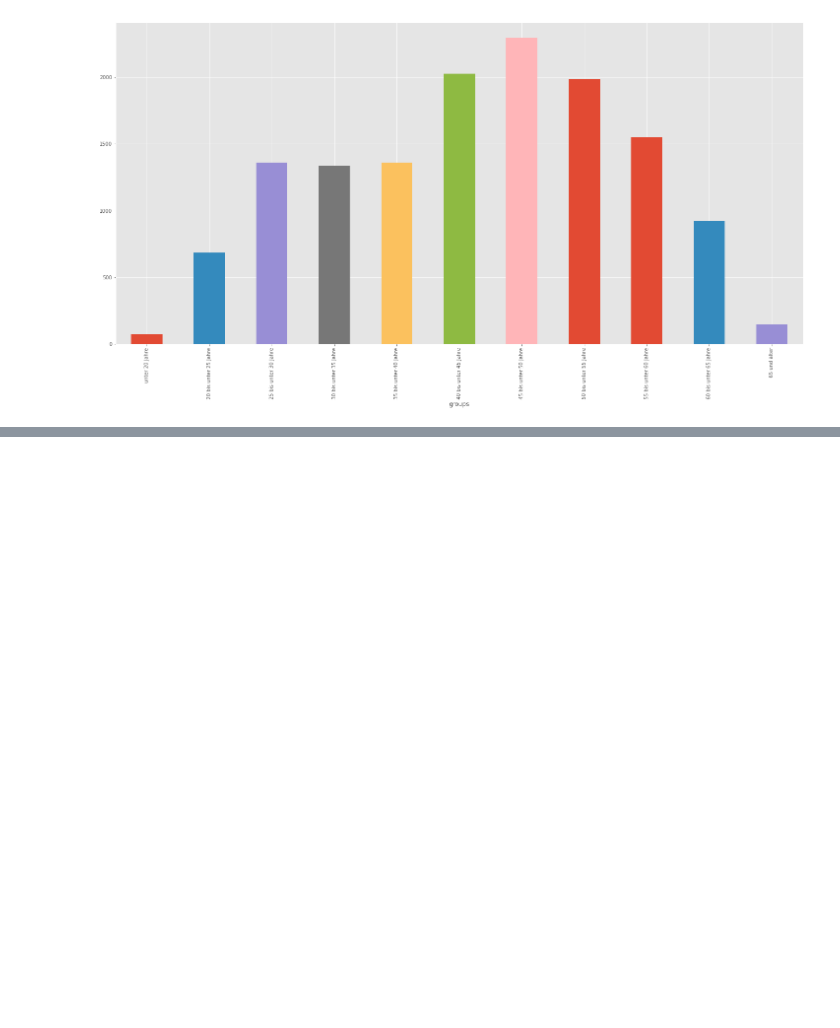
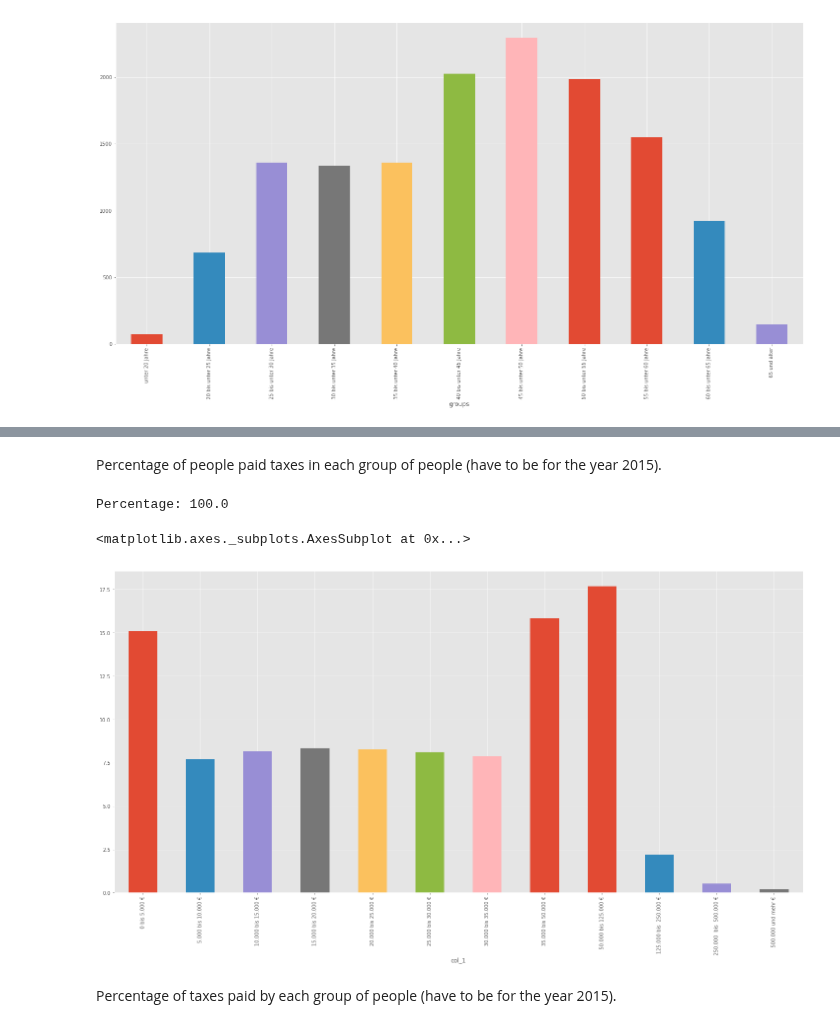
Before and after one commit to vdmitriyev/uol-data-analytics, a Jupyter notebook: python-pdf-tables/pdf-tables-converter-and-analysis.ipynb, the cells around one changed output, grey strips where cells are left out. Saved outputs shown, nothing was run; the diff lists cells and outputs as text; code cells hidden in the pictures; blank space fills up the shorter version.

```diff
--- a/python-pdf-tables/pdf-tables-converter-and-analysis.ipynb
+++ b/python-pdf-tables/pdf-tables-converter-and-analysis.ipynb
@@ -339,0 +399,12 @@ df_income.set_index('col_1')['col_2'].plot(kind='bar') # set_index to manipulate
+# %% [markdown]
+Percentage of people paid taxes in each group of people (have to be for the year 2015).
+# %%
+df_income['people_percentage'] = (df_income['col_2'] * 100) / people_total
+print ('Percentage: {0}'.format(df_income['people_percentage'].sum()))
+df_income.set_index('col_1')['people_percentage'].plot(kind='bar') # set_index to manipulate x-axis
+# %% [output]
+Percentage: 100.0
+<matplotlib.axes._subplots.AxesSubplot at 0x...>
+[figure, added]
+# %% [markdown]
+Percentage of taxes paid by each group of people (have to be for the year 2015).
```
Also changed, not shown: parts of 24 cells of this notebook.
